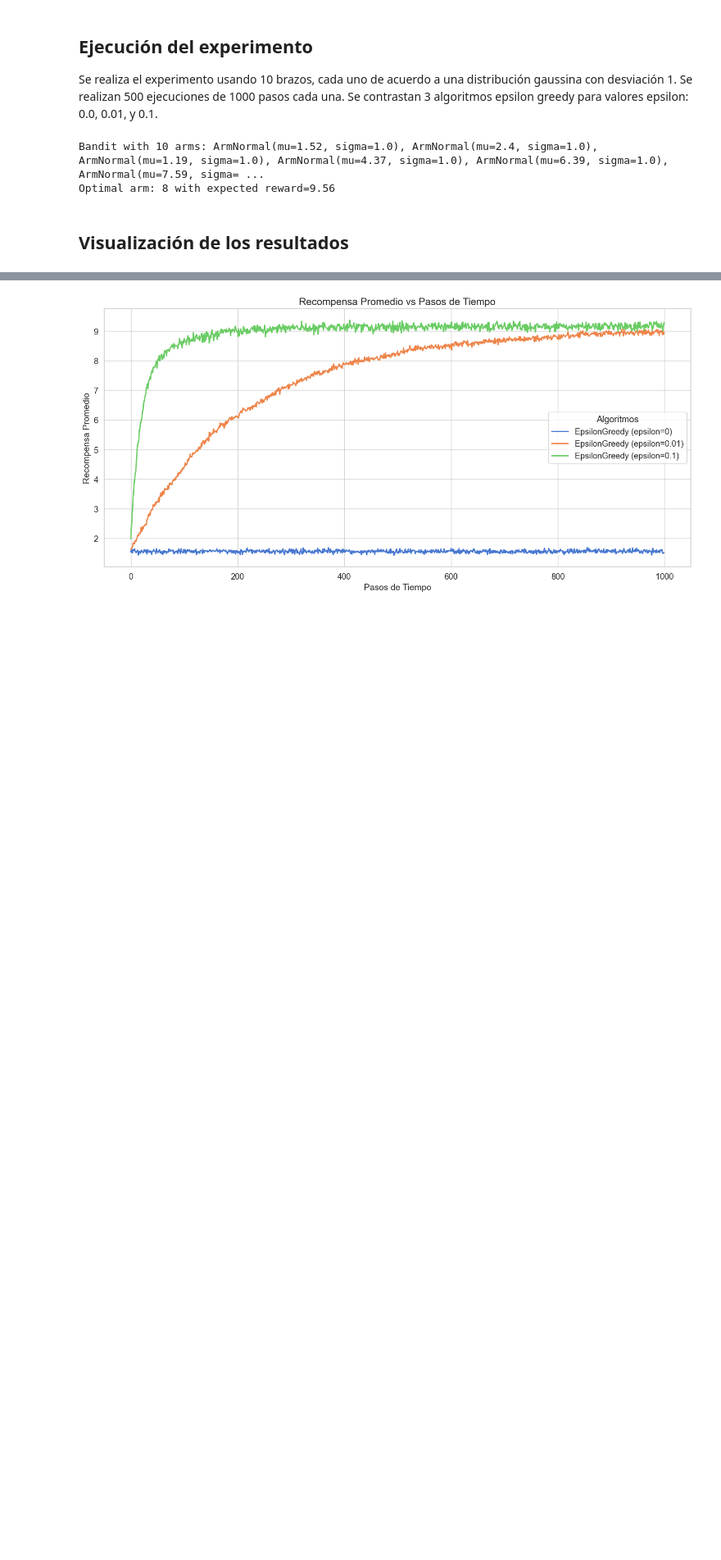
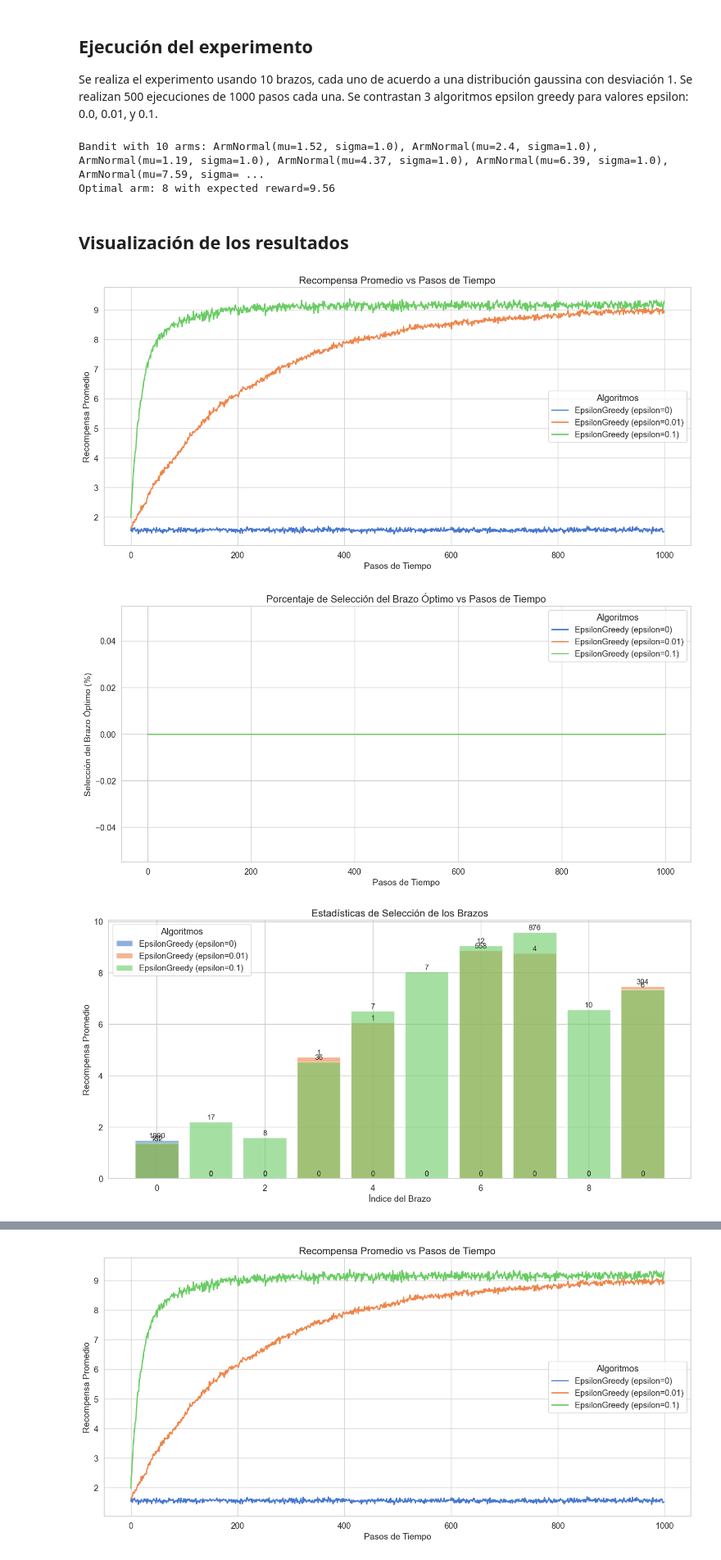
Before and after one commit to aalonsopuig/k_brazos_AAPGAG, a Jupyter notebook: bandit_experiment_AAP_pruebas.ipynb, the cells around one changed output, grey strips where cells are left out. Shown at 82% size. Saved outputs shown, nothing was run; the diff lists cells and outputs as text; code cells hidden in the pictures; blank space fills up the shorter version.

Commit message:
creadas gráficas aunque no definitivas

```diff
--- a/bandit_experiment_AAP_pruebas.ipynb
+++ b/bandit_experiment_AAP_pruebas.ipynb
@@ -119,3 +118,32 @@ Bandit with 10 arms: ArmNormal(mu=1.52, sigma=1.0), ArmNormal(mu=2.4, sigma=1.0)
 Optimal arm: 8 with expected reward=9.56
 # %% [markdown]
 ## Visualización de los resultados
+# %%
+# Graficar los resultados
+plot_average_rewards(steps, rewards, algorithms)  # Recompensa promedio a lo largo del tiempo
+
+# Graficar la selección del brazo óptimo a lo largo del tiempo
+plot_optimal_selections(steps, optimal_selections, algorithms)
+
+# Preparar los datos para la gráfica de estadísticas de brazos
+arm_stats = []
+for algo in algorithms:
+    stats = {
+        "means": algo.values,  # Recompensa promedio estimada por cada brazo
+        "counts": algo.counts   # Número de veces que se seleccionó cada brazo
+    }
+    arm_stats.append(stats)
+
+# Graficar estadísticas de los brazos
+plot_arm_statistics(arm_stats, algorithms)
+
+# Calcular el regret acumulado
+optimal_reward = bandit.get_expected_value(optimal_arm)
+regret_accumulated = np.cumsum(optimal_reward - rewards, axis=1)  # Regret acumulado por algoritmo
+
+# Graficar la evolución del regret acumulado
+plot_regret(steps, regret_accumulated, algorithms)
+# %% [output]
+[figure, added]
+[figure, added]
+[figure, added]
```
Also changed, not shown: parts of 6 cells of this notebook.
